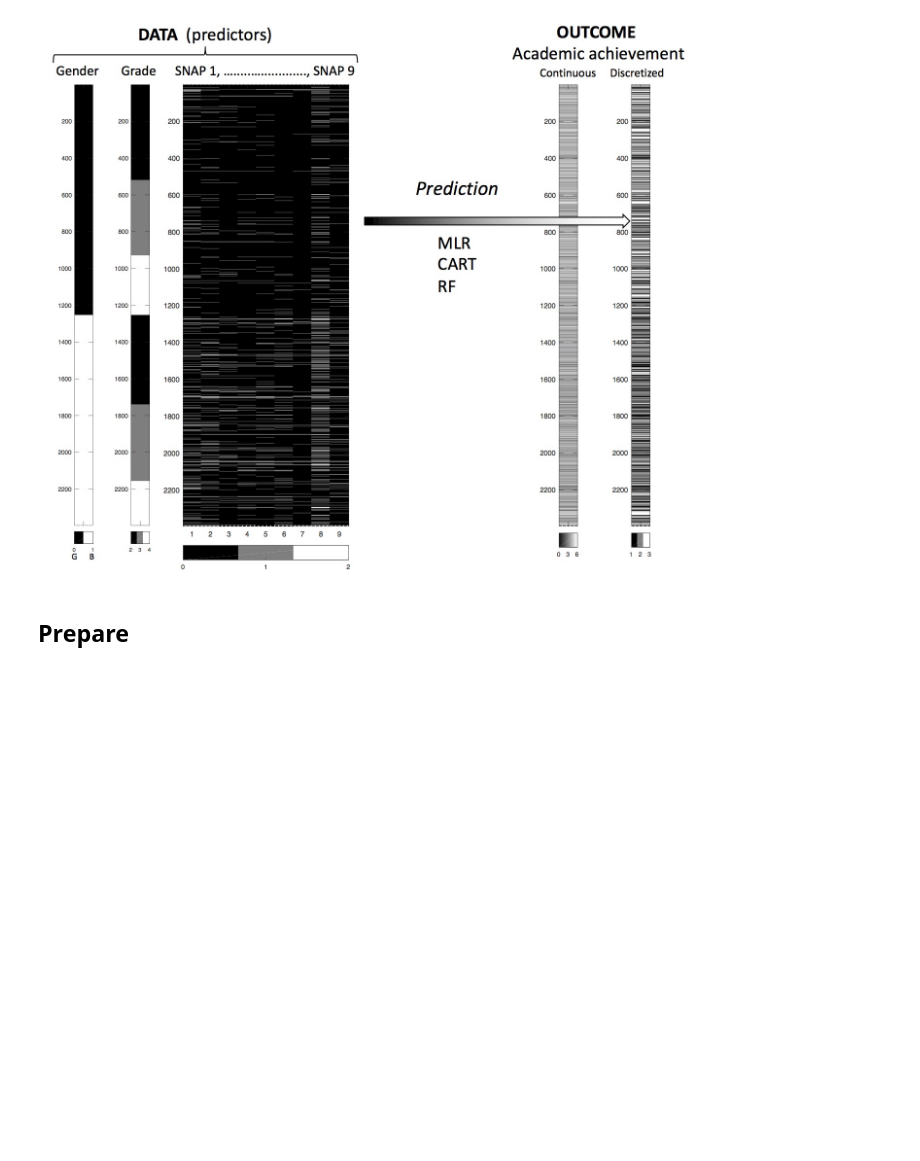
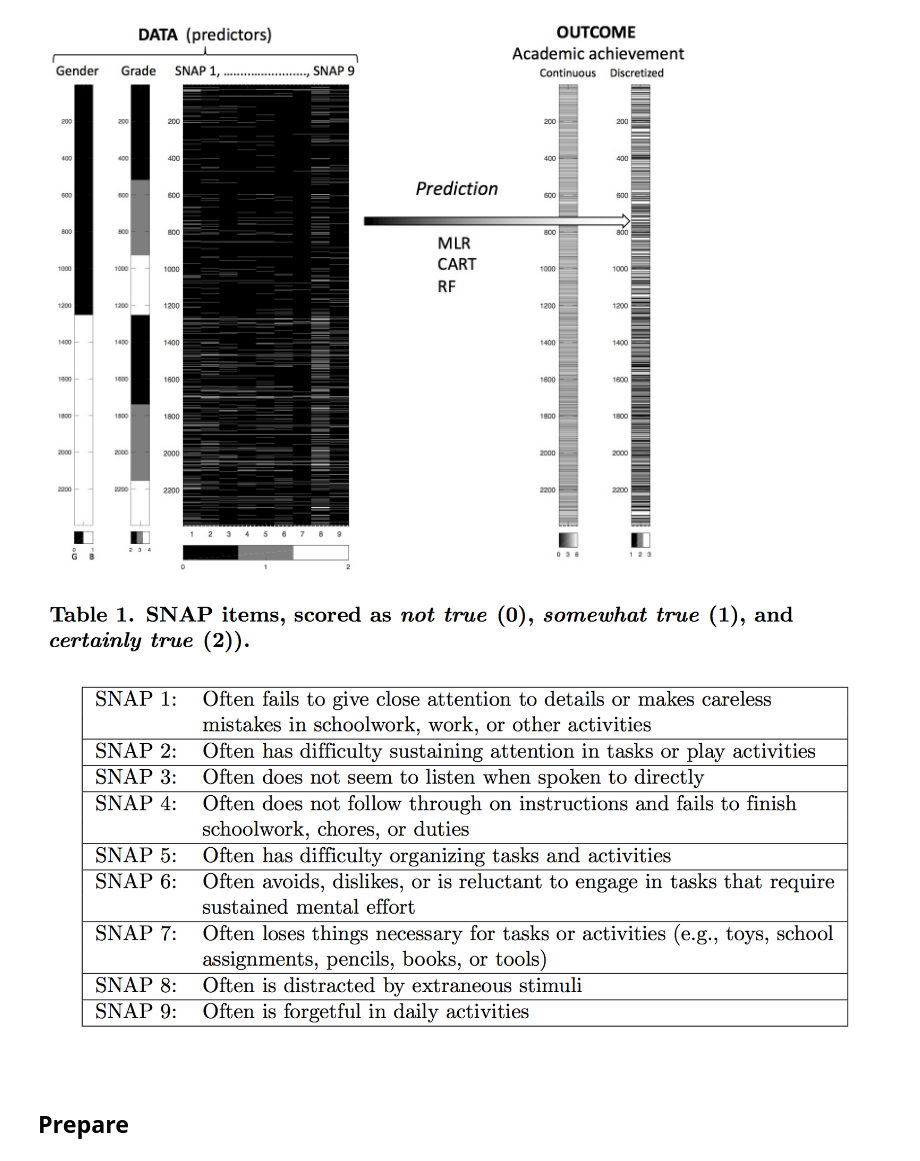
Before and after one commit to arvidl/inattention-populationsample, a Jupyter notebook: notebooks/prediction.ipynb, the cells around one changed output. Drawn from its saved outputs; the diff is of its cells as text; code cells hidden in the pictures; blank space fills up the shorter version.

```diff
--- a/notebooks/prediction.ipynb
+++ b/notebooks/prediction.ipynb
@@ -15,6 +15,11 @@ from IPython.display import Image
 Image("../images/Data_to_classes_pptx.jpg")
 # %% [output]
 [figure]
+# %%
+from IPython.display import Image
+Image("../images/snap.png")
+# %% [output]
+[figure, added]
 # %% [markdown]
 ## Prepare
 # %%
```
Also changed, not shown: parts of 26 cells of this notebook, 5 other files.
